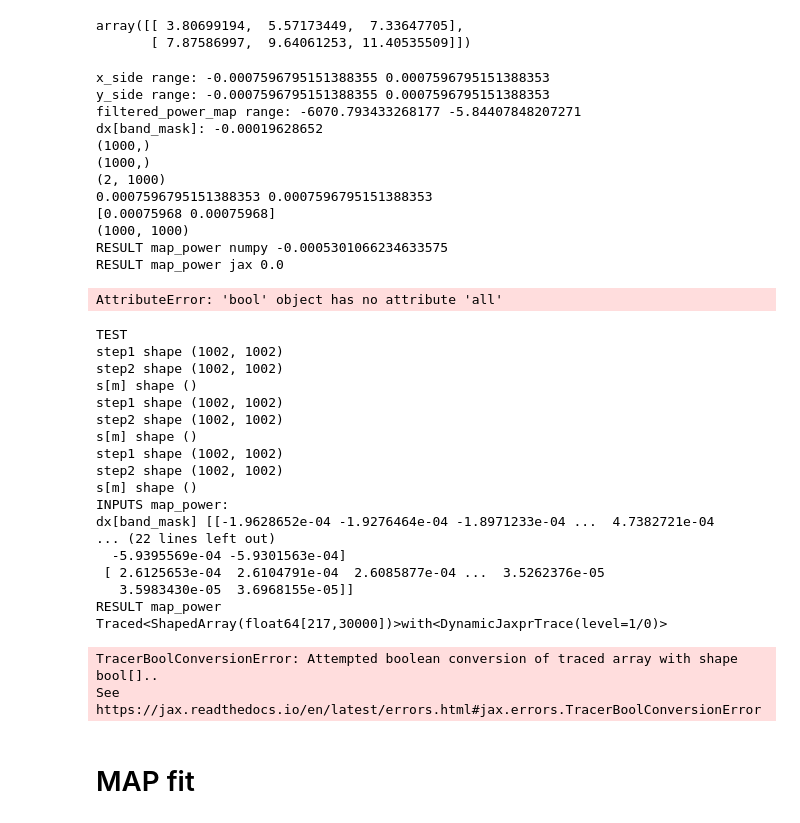
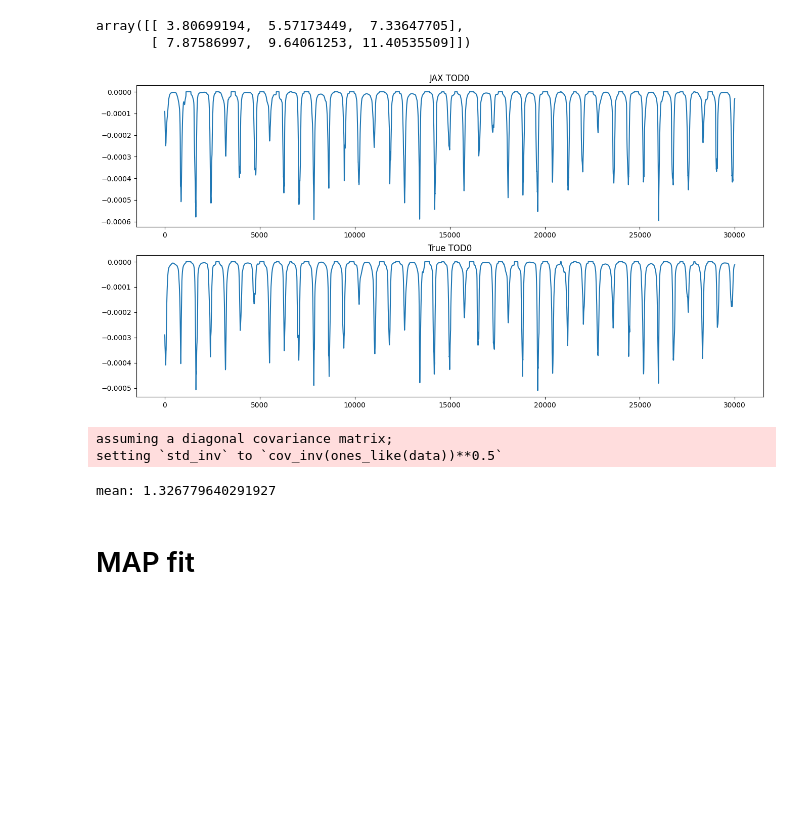
Before and after one commit to jwuerzinger/CMB_denoising, a Jupyter notebook: nifty_maria/nifty_maria_mapsampling.ipynb, the cells around one changed output. Saved outputs shown, nothing was run; the diff lists cells and outputs as text; code cells hidden in the pictures; blank space fills up the shorter version.

```diff
--- a/nifty_maria/nifty_maria_mapsampling.ipynb
+++ b/nifty_maria/nifty_maria_mapsampling.ipynb
@@ -400,19 +371,18 @@ def sample_maps(sim_truthmap, dx, dy, instrument, resolution, x_side, y_side):
-# %%
-sample_maps(sim_truthmap.map.data, dx, dy, instrument, sim_truthmap.map.resolution, sim_truthmap.map.x_side, sim_truthmap.map.y_side)
-# %% [output]
-x_side range: -0.0007596795151388355 0.0007596795151388353
-y_side range: -0.0007596795151388355 0.0007596795151388353
-filtered_power_map range: -6070.793433268177 -5.84407848207271
-dx[band_mask]: -0.00019628652
-(1000,)
-(1000,)
-(2, 1000)
-0.0007596795151388353 0.0007596795151388353
-[0.00075968 0.00075968]
-(1000, 1000)
-RESULT map_power numpy -0.0005301066234633575
-RESULT map_power jax 0.0
-AttributeError: 'bool' object has no attribute 'all'
+# %%
+jax_tods = sample_maps(sim_truthmap.map.data, dx, dy, instrument, sim_truthmap.map.resolution, sim_truthmap.map.x_side, sim_truthmap.map.y_side)
+
+fig, axes = plt.subplots(2, 1, figsize=(16, 8))
+
+im0 = axes[0].plot(jax_tods[0])
+axes[0].title.set_text('JAX TOD0')
+
+tods_map = np.float64(tod_truthmap.data.compute())
+im1 = axes[1].plot(tods_map[0])
+axes[1].title.set_text('True TOD0')
+
+plt.show()
+# %% [output]
+[figure, added]
 # %%
 # Define simple signal model with added map sampling
 class Signal(jft.Model):
@@ -431,27 +401,12 @@ noise_cov_inv = lambda x: 1e-1**-2 * x # 10% noise
 print("mean:", mapdata_truth.mean())
 
 # Combine in likelihood
-lh = jft.Gaussian(mapdata_truth, noise_cov_inv).amend(signal_response)
+tods_map = np.float64(tod_truthmap.data.compute())
+lh = jft.Gaussian(tods_map, noise_cov_inv).amend(signal_response)
 # %% [output]
-TEST
-step1 shape (1002, 1002)
-step2 shape (1002, 1002)
-s[m] shape ()
-step1 shape (1002, 1002)
-step2 shape (1002, 1002)
-s[m] shape ()
-step1 shape (1002, 1002)
-step2 shape (1002, 1002)
-s[m] shape ()
-INPUTS map_power:
-dx[band_mask] [[-1.9628652e-04 -1.9276464e-04 -1.8971233e-04 ...  4.7382721e-04
-... (22 lines left out)
-  -5.9395569e-04 -5.9301563e-04]
- [ 2.6125653e-04  2.6104791e-04  2.6085877e-04 ...  3.5262376e-05
-   3.5983430e-05  3.6968155e-05]]
-RESULT map_power Traced<ShapedArray(float64[217,30000])>with<DynamicJaxprTrace(level=1/0)>
+assuming a diagonal covariance matrix;
+setting `std_inv` to `cov_inv(ones_like(data))**0.5`
-TracerBoolConversionError: Attempted boolean conversion of traced array with shape bool[]..
-See https://jax.readthedocs.io/en/latest/errors.html#jax.errors.TracerBoolConversionError
+mean: 1.326779640291927
 # %% [markdown]
 # MAP fit
 # %%
```
Also changed, not shown: parts of 6 cells of this notebook.
